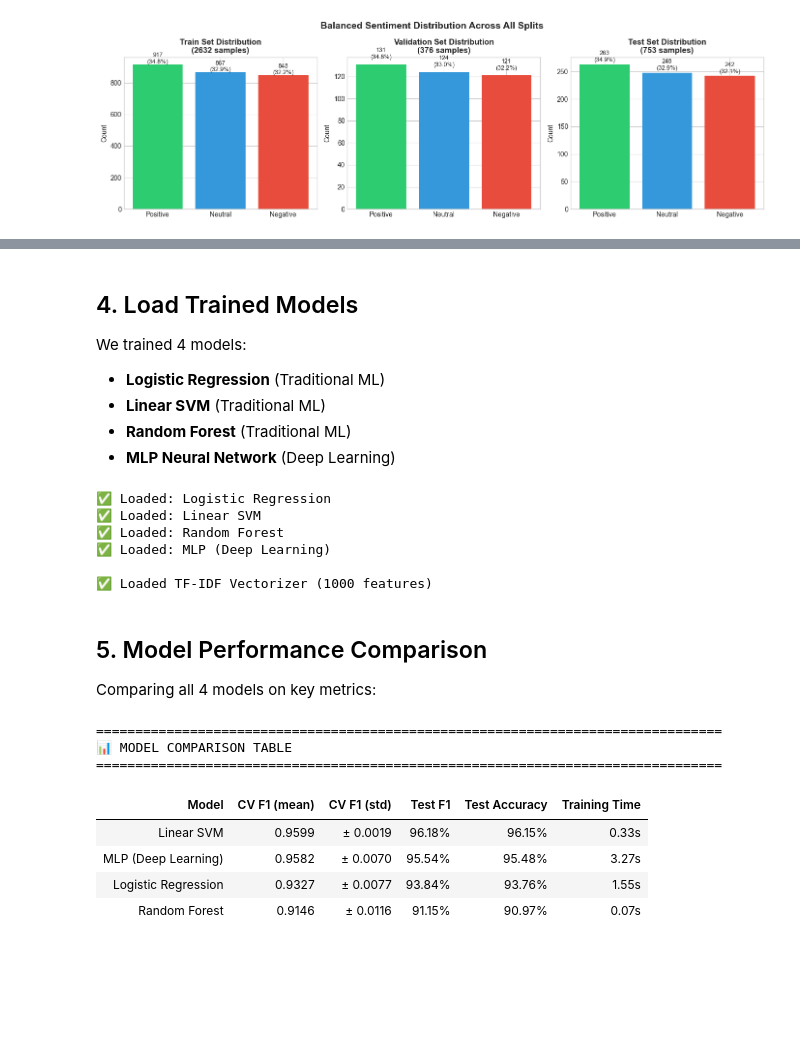
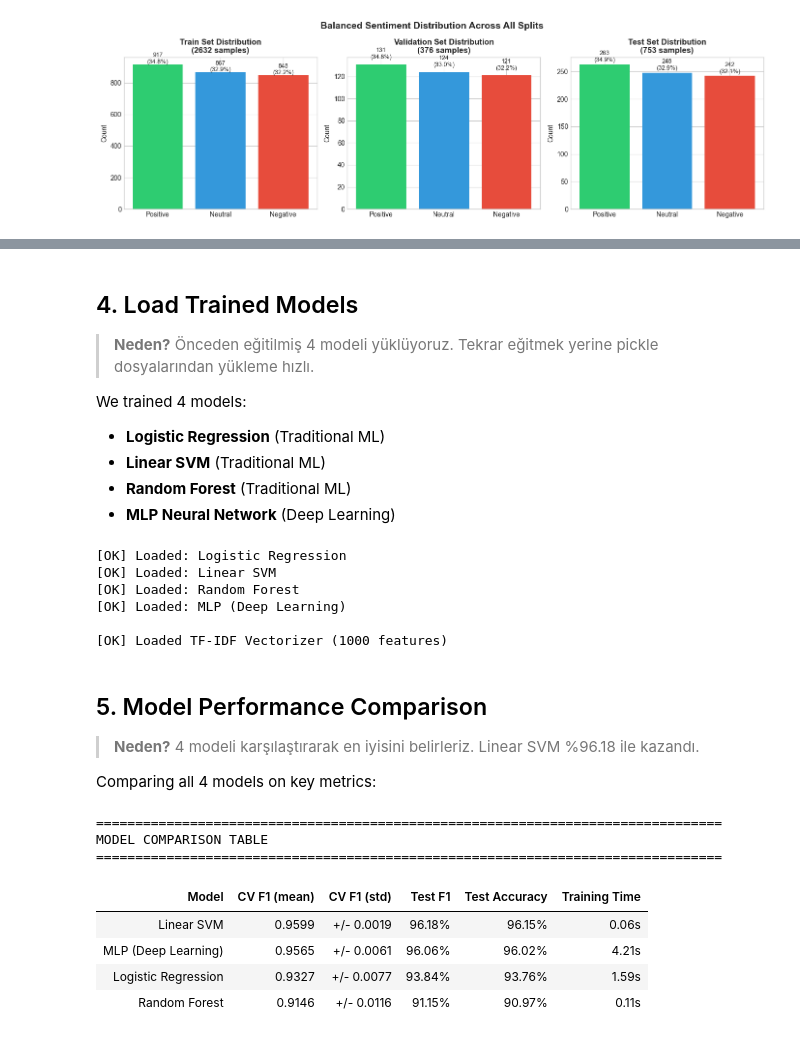
Before and after one commit to mrblackcoder/financial-sentiment-analysis, a Jupyter notebook: demo_notebook.ipynb, the cells around one changed output, grey strips where cells are left out. Saved outputs shown, nothing was run; the diff lists cells and outputs as text; code cells hidden in the pictures; blank space fills up the shorter version.

```diff
--- a/demo_notebook.ipynb
+++ b/demo_notebook.ipynb
@@ -134,5 +544,7 @@ for sentiment in ['Positive', 'Negative', 'Neutral']:
 # %% [markdown]
 ## 4. Load Trained Models
+
+> **Neden?** Önceden eğitilmiş 4 modeli yüklüyoruz. Tekrar eğitmek yerine pickle dosyalarından yükleme hızlı.
 
 We trained 4 models:
 - **Logistic Regression** (Traditional ML)
@@ -140,7 +552,12 @@ We trained 4 models:
 - **Random Forest** (Traditional ML)
 - **MLP Neural Network** (Deep Learning)
 # %%
-# Load all trained models
+# ============================================================
+# MODEL YÜKLEME
+# Neden: Eğitilmiş modelleri pickle'dan yükle (tekrar eğitmek yavaş)
+# Metod: pickle.load() -> model + metrikler + CV skorları yükle
+# ============================================================
+
 model_files = {
     'Logistic Regression': 'logistic_regression_model.pkl',
     'Linear SVM': 'linear_svm_model.pkl',
@@ -152,53 +569,60 @@ models = {}
 for name, filename in model_files.items():
     with open(MODELS_DIR / filename, 'rb') as f:
         models[name] = pickle.load(f)
-    print(f"✅ Loaded: {name}")
+    print(f"[OK] Loaded: {name}")
 
-# Load TF-IDF vectorizer for predictions
+# TF-IDF vectorizer - metni sayısal vektöre çevirmek için
 with open(DATA_DIR / 'features' / 'tfidf_vectorizer.pkl', 'rb') as f:
     tfidf_vectorizer = pickle.load(f)
-print(f"\n✅ Loaded TF-IDF Vectorizer (1000 features)")
+print(f"\n[OK] Loaded TF-IDF Vectorizer (1000 features)")
 # %% [output]
-✅ Loaded: Logistic Regression
-✅ Loaded: Linear SVM
-✅ Loaded: Random Forest
-✅ Loaded: MLP (Deep Learning)
+[OK] Loaded: Logistic Regression
+[OK] Loaded: Linear SVM
+[OK] Loaded: Random Forest
+[OK] Loaded: MLP (Deep Learning)
 
-✅ Loaded TF-IDF Vectorizer (1000 features)
+[OK] Loaded TF-IDF Vectorizer (1000 features)
 # %% [markdown]
 ## 5. Model Performance Comparison
 
+> **Neden?** 4 modeli karşılaştırarak en iyisini belirleriz. Linear SVM %96.18 ile kazandı.
+
 Comparing all 4 models on key metrics:
 # %%
-# Create comparison table
+# ============================================================
+# MODEL KARŞILAŞTIRMA TABLOSU
+# Neden: Tüm modellerin performansını tek tabloda göster
+# Metod: DataFrame oluştur -> sort by Test F1 -> display
+# ============================================================
+
 results_data = []
 for name, model_data in models.items():
-    cv_scores = model_data['cv_scores']
-    test_metrics = model_data['test_metrics']
+    cv_scores = model_data['cv_scores']  # 5-Fold CV sonuçları
+    test_metrics = model_data['test_metrics']  # Test seti metrikleri
     results_data.append({
         'Model': name,
         'CV F1 (mean)': f"{cv_scores.mean():.4f}",
-        'CV F1 (std)': f"± {cv_scores.std():.4f}",
+        'CV F1 (std)': f"+/- {cv_scores.std():.4f}",
         'Test F1': f"{test_metrics['f1_macro']:.2%}",
         'Test Accuracy': f"{test_metrics['accuracy']:.2%}",
         'Training Time': f"{model_data['training_time']:.2f}s"
     })
 
-# Sort by Test F1
+# En yüksek F1'e göre sırala
 results_df = pd.DataFrame(results_data)
 results_df = results_df.sort_values('Test F1', ascending=False)
 
 print("="*80)
-print("📊 MODEL COMPARISON TABLE")
+print("MODEL COMPARISON TABLE")
 print("="*80)
 display(results_df.style.set_properties(**{'text-align': 'center'}).hide(axis='index'))
 # %% [output]
 ================================================================================
-📊 MODEL COMPARISON TABLE
+MODEL COMPARISON TABLE
 ================================================================================
 | Model | CV F1 (mean) | CV F1 (std) | Test F1 | Test Accuracy | Training Time |
-| Linear SVM | 0.9599 | ± 0.0019 | 96.18% | 96.15% | 0.33s |
-| MLP (Deep Learning) | 0.9582 | ± 0.0070 | 95.54% | 95.48% | 3.27s |
-| Logistic Regression | 0.9327 | ± 0.0077 | 93.84% | 93.76% | 1.55s |
-| Random Forest | 0.9146 | ± 0.0116 | 91.15% | 90.97% | 0.07s |
+| Linear SVM | 0.9599 | +/- 0.0019 | 96.18% | 96.15% | 0.06s |
+| MLP (Deep Learning) | 0.9565 | +/- 0.0061 | 96.06% | 96.02% | 4.21s |
+| Logistic Regression | 0.9327 | +/- 0.0077 | 93.84% | 93.76% | 1.59s |
+| Random Forest | 0.9146 | +/- 0.0116 | 91.15% | 90.97% | 0.11s |
 # %%
```
Also changed, not shown: parts of 38 cells of this notebook, 39 other files.
